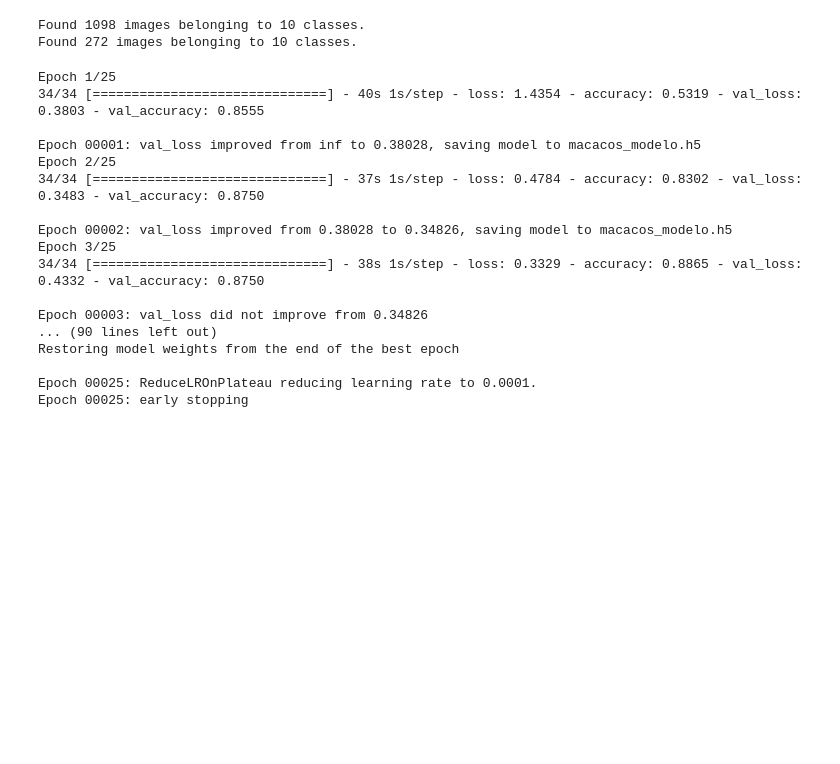
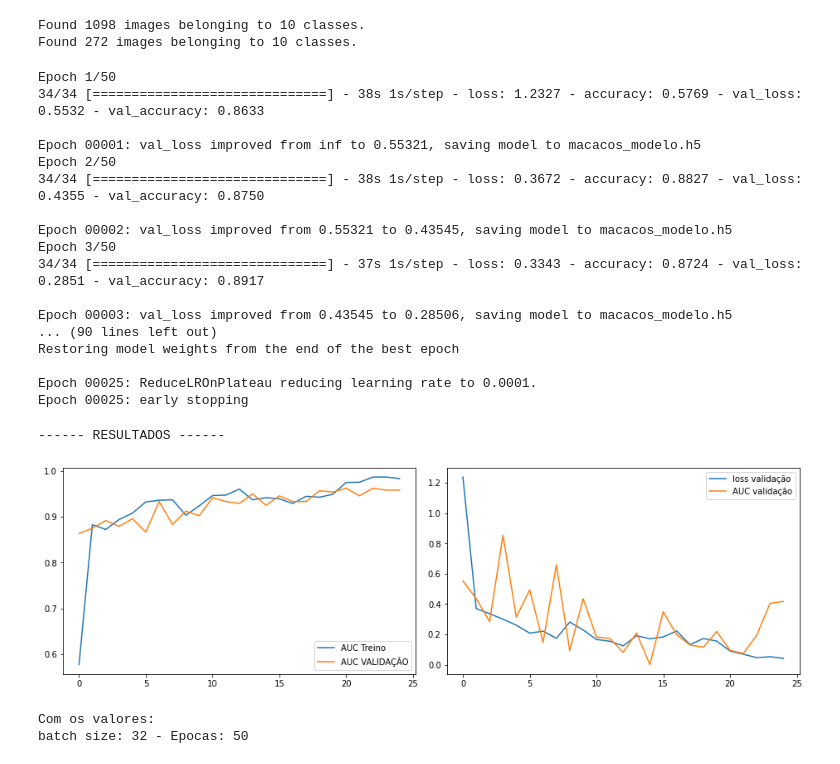
Before and after one commit to jimitogni/machine_learning_study, a Jupyter notebook: monkeys_bread.ipynb, the cells around one changed output. Cells and saved outputs as stored; diff of their text form; code cells hidden in the pictures; blank space fills up the shorter version.

```diff
--- a/monkeys_bread.ipynb
+++ b/monkeys_bread.ipynb
@@ -81,6 +61,7 @@ def addTopModelMobileNet(bottom_model, num_classes):
   top_model = Dense(1024, activation='relu')(top_model)
   top_model = Dense(1024, activation='relu')(top_model)
   top_model = Dense(512, activation='relu')(top_model)
+  top_model = Dropout(0,2)(top_model)
   top_model = Dense(num_classes, activation='softmax')(top_model)
 
   return top_model
@@ -169,7 +132,7 @@ model.compile(loss='categorical_crossentropy',
 nb_train_samples = 1098
 nb_validation_samples = 272
 
-epochs = 25
+epochs = 50
 batch_size = 32
 # %%
 history = model.fit_generator(train_generator,
@@ -179,23 +142,52 @@ history = model.fit_generator(train_generator,
                               validation_data=validation_generator,
                               validation_steps=nb_validation_samples//batch_size)
 # %% [output]
-Epoch 1/25
-34/34 [==============================] - 40s 1s/step - loss: 1.4354 - accuracy: 0.5319 - val_loss: 0.3803 - val_accuracy: 0.8555
+Epoch 1/50
+34/34 [==============================] - 38s 1s/step - loss: 1.2327 - accuracy: 0.5769 - val_loss: 0.5532 - val_accuracy: 0.8633
 
-Epoch 00001: val_loss improved from inf to 0.38028, saving model to macacos_modelo.h5
-Epoch 2/25
-34/34 [==============================] - 37s 1s/step - loss: 0.4784 - accuracy: 0.8302 - val_loss: 0.3483 - val_accuracy: 0.8750
+Epoch 00001: val_loss improved from inf to 0.55321, saving model to macacos_modelo.h5
+Epoch 2/50
+34/34 [==============================] - 38s 1s/step - loss: 0.3672 - accuracy: 0.8827 - val_loss: 0.4355 - val_accuracy: 0.8750
 
-Epoch 00002: val_loss improved from 0.38028 to 0.34826, saving model to macacos_modelo.h5
-Epoch 3/25
-34/34 [==============================] - 38s 1s/step - loss: 0.3329 - accuracy: 0.8865 - val_loss: 0.4332 - val_accuracy: 0.8750
+Epoch 00002: val_loss improved from 0.55321 to 0.43545, saving model to macacos_modelo.h5
+Epoch 3/50
+34/34 [==============================] - 37s 1s/step - loss: 0.3343 - accuracy: 0.8724 - val_loss: 0.2851 - val_accuracy: 0.8917
 
-Epoch 00003: val_loss did not improve from 0.34826
+Epoch 00003: val_loss improved from 0.43545 to 0.28506, saving model to macacos_modelo.h5
 ... (90 lines left out)
 Restoring model weights from the end of the best epoch
 
 Epoch 00025: ReduceLROnPlateau reducing learning rate to 0.0001.
 Epoch 00025: early stopping
+# %%
+print()
+print("------ RESULTADOS ------")
+print()
+plt.figure(figsize=(13, 4))
+plt.subplot(1, 2, 1)
+plt.plot(history.history['accuracy'], label="AUC Treino")
+plt.plot(history.history['val_accuracy'], label="AUC VALIDAÇÃO")
+plt.legend()
+plt.subplot(1, 2, 2)
+plt.plot(history.history['loss'], label="loss validação")
+plt.plot(history.history['val_loss'], label="AUC validação")
+plt.legend()
+plt.tight_layout()
+plt.show()
+
+print()
+# Evaluate the model
+#scores = history.history.evaluate_generator(test_generator)
+#print("\n%s: %.2f%%" % (history.metrics_names[1], scores[1]*100))
+
+print()
+print("Com os valores:")
+print("batch size: {} - Epocas: {}".format(batch_size, epochs))
+# %% [output]
+------ RESULTADOS ------
+[figure, added]
+Com os valores:
+batch size: 32 - Epocas: 50
 # %%
 # TESTANDO
 # %%
```
Also changed, not shown: parts of 7 cells of this notebook.
